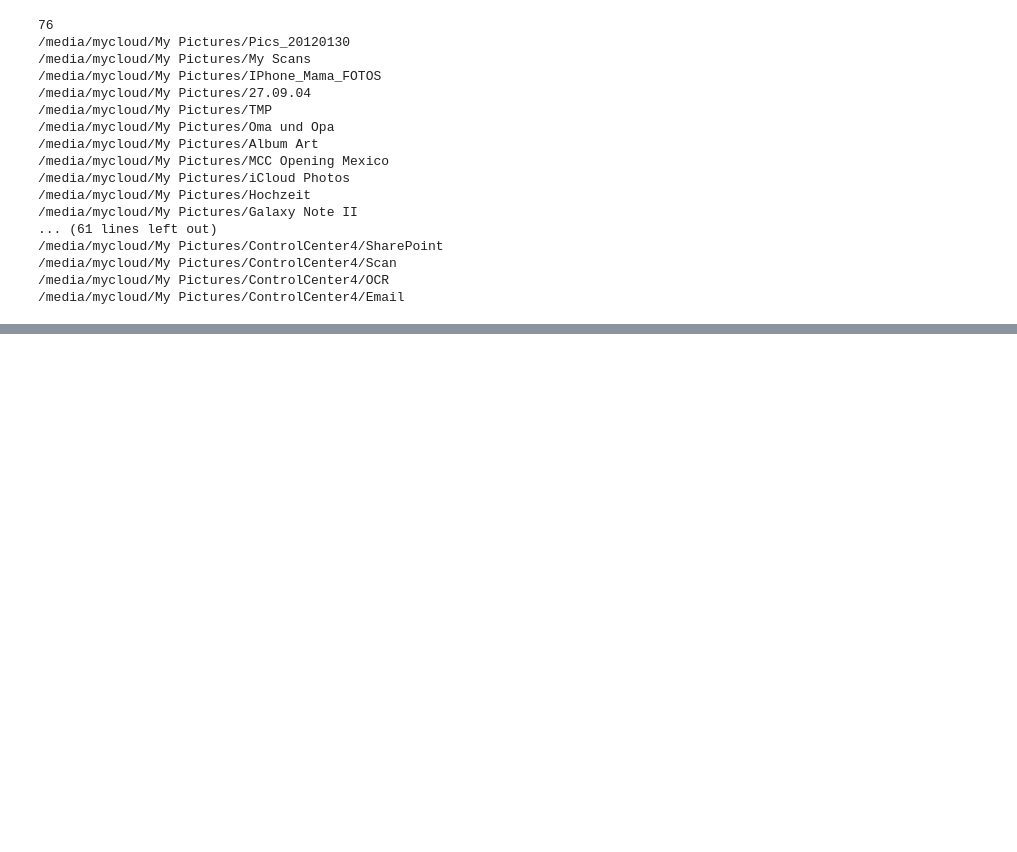
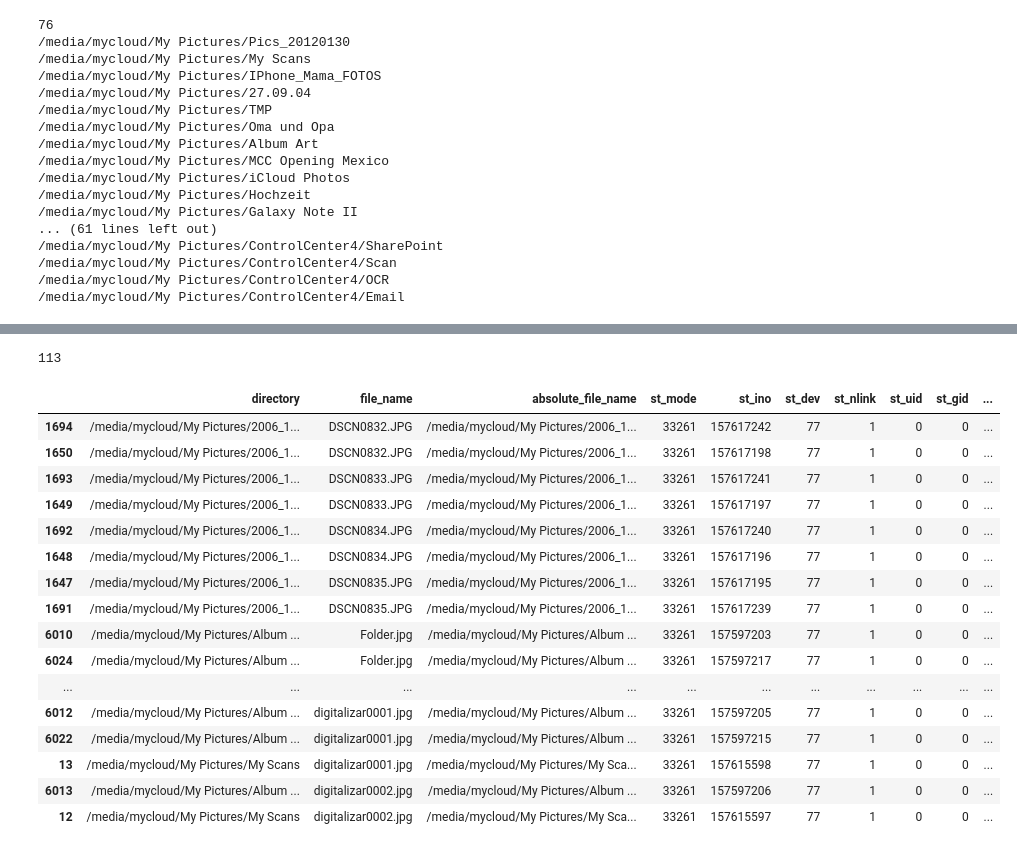
Before and after one commit to aloiswirth/sort_fotos, a Jupyter notebook: nbs/00_pictures.ipynb, the cells around one changed output, grey strips where cells are left out. Saved outputs shown, nothing was run; the diff lists cells and outputs as text; code cells hidden in the pictures; blank space fills up the shorter version.

```diff
--- a/nbs/00_pictures.ipynb
+++ b/nbs/00_pictures.ipynb
@@ -136,2 +136,0 @@ os.stat_result(st_mode=33261, st_ino=157615585, st_dev=77, st_nlink=1, st_uid=0,
-# %%
-df["picture"] = df[; , "file_name"].name
@@ -154,0 +139,4 @@ for i in range(len(df)):
+# %%
+#export
+df.sort_values("file_name", inplace=True)
+df.head()
@@ -154,0 +166,31 @@ for i in range(len(df)):
+# %%
+#export
+df_duplicates = df[df['file_name'].duplicated(keep=False)]
+len(df_duplicates)
+
+# df[df.duplicated(['ID'], keep=False)]
+# data.sort_values(by=['Order ID'], inplace=True)
+# df = data[data['Order ID'].duplicated(keep=False)]
+# %% [output]
+113
+# %%
+#export
+df_duplicates[80:113]
+# %% [output]
+|  | directory | file_name | absolute_file_name | st_mode | st_ino | st_dev | st_nlink | st_uid | st_gid | ... |
+| 1694 | /media/mycloud/My Pictures/2006_1... | DSCN0832.JPG | /media/mycloud/My Pictures/2006_1... | 33261 | 157617242 | 77 | 1 | 0 | 0 | ... |
+| 1650 | /media/mycloud/My Pictures/2006_1... | DSCN0832.JPG | /media/mycloud/My Pictures/2006_1... | 33261 | 157617198 | 77 | 1 | 0 | 0 | ... |
+| 1693 | /media/mycloud/My Pictures/2006_1... | DSCN0833.JPG | /media/mycloud/My Pictures/2006_1... | 33261 | 157617241 | 77 | 1 | 0 | 0 | ... |
+| 1649 | /media/mycloud/My Pictures/2006_1... | DSCN0833.JPG | /media/mycloud/My Pictures/2006_1... | 33261 | 157617197 | 77 | 1 | 0 | 0 | ... |
+| 1692 | /media/mycloud/My Pictures/2006_1... | DSCN0834.JPG | /media/mycloud/My Pictures/2006_1... | 33261 | 157617240 | 77 | 1 | 0 | 0 | ... |
+| 1648 | /media/mycloud/My Pictures/2006_1... | DSCN0834.JPG | /media/mycloud/My Pictures/2006_1... | 33261 | 157617196 | 77 | 1 | 0 | 0 | ... |
+| 1647 | /media/mycloud/My Pictures/2006_1... | DSCN0835.JPG | /media/mycloud/My Pictures/2006_1... | 33261 | 157617195 | 77 | 1 | 0 | 0 | ... |
+| 1691 | /media/mycloud/My Pictures/2006_1... | DSCN0835.JPG | /media/mycloud/My Pictures/2006_1... | 33261 | 157617239 | 77 | 1 | 0 | 0 | ... |
+| 6010 | /media/mycloud/My Pictures/Album ... | Folder.jpg | /media/mycloud/My Pictures/Album ... | 33261 | 157597203 | 77 | 1 | 0 | 0 | ... |
+| 6024 | /media/mycloud/My Pictures/Album ... | Folder.jpg | /media/mycloud/My Pictures/Album ... | 33261 | 157597217 | 77 | 1 | 0 | 0 | ... |
+| ... | ... | ... | ... | ... | ... | ... | ... | ... | ... | ... |
+| 6012 | /media/mycloud/My Pictures/Album ... | digitalizar0001.jpg | /media/mycloud/My Pictures/Album ... | 33261 | 157597205 | 77 | 1 | 0 | 0 | ... |
+| 6022 | /media/mycloud/My Pictures/Album ... | digitalizar0001.jpg | /media/mycloud/My Pictures/Album ... | 33261 | 157597215 | 77 | 1 | 0 | 0 | ... |
+| 13 | /media/mycloud/My Pictures/My Scans | digitalizar0001.jpg | /media/mycloud/My Pictures/My Sca... | 33261 | 157615598 | 77 | 1 | 0 | 0 | ... |
+| 6013 | /media/mycloud/My Pictures/Album ... | digitalizar0002.jpg | /media/mycloud/My Pictures/Album ... | 33261 | 157597206 | 77 | 1 | 0 | 0 | ... |
+| 12 | /media/mycloud/My Pictures/My Scans | digitalizar0002.jpg | /media/mycloud/My Pictures/My Sca... | 33261 | 157615597 | 77 | 1 | 0 | 0 | ... |
```
Also changed, not shown: parts of 16 cells of this notebook, 3 other files.
